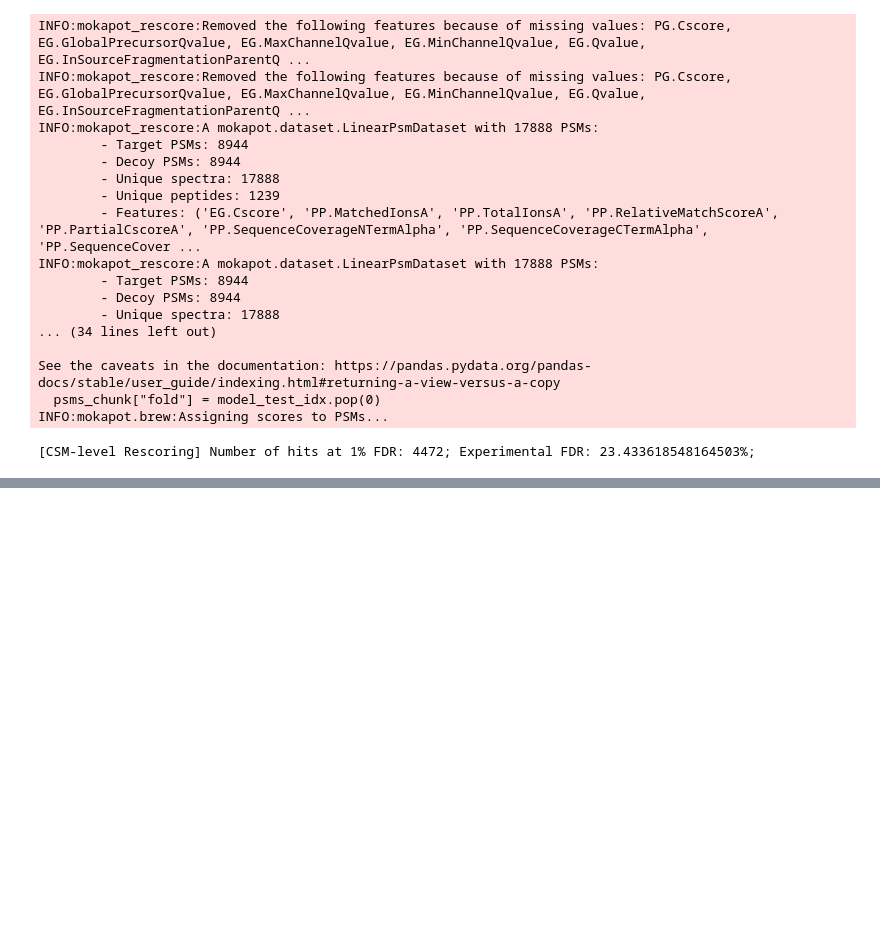
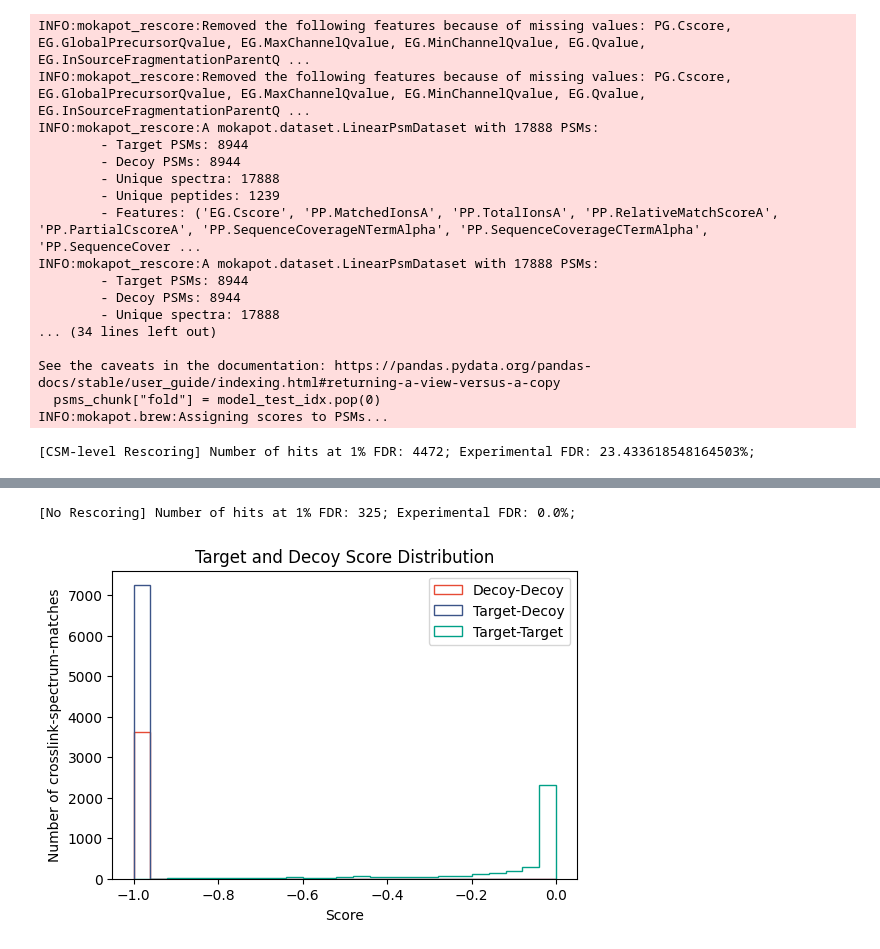
Before and after one commit to hgb-bin-proteomics/MSAnnika_Spectral_Library_exporter_rescoring, a Jupyter notebook: entrapment/entrapment.ipynb, the cells around one changed output, grey strips where cells are left out. Cells and saved outputs as stored; diff of their text form; code cells hidden in the pictures; blank space fills up the shorter version.

Commit message:
add preliminary analysis plots

```diff
--- a/entrapment/entrapment.ipynb
+++ b/entrapment/entrapment.ipynb
@@ -148,0 +152,19 @@ print(
+# %%
+print(
+    f"[No Rescoring] Number of hits at 1% FDR: {len(non_rescored_target)}; Experimental FDR: {get_experimental_fdr(non_rescored_target)}%;"
+)
+# %% [output]
+[No Rescoring] Number of hits at 1% FDR: 325; Experimental FDR: 0.0%;
+# %%
+rescored_level_csm_csms_spyo = list()
+rescored_level_csm_csms_cele = list()
+for csm in rescored_level_csm_csms:
+    label = csm["additional_information"]["source"]["PG.Organisms"]
+    if label is not None and "S pyogenes" in label:
+        rescored_level_csm_csms_spyo.append(csm)
+    elif label is not None and "Celegans" in label:
+        rescored_level_csm_csms_cele.append(csm)
+# %%
+pyXLMS.plotting.plot_score_distribution(rescored_level_csm_csms_spyo, figsize=(6, 4));
+# %% [output]
+[figure, added]
```
Also changed, not shown: parts of 12 cells of this notebook.
